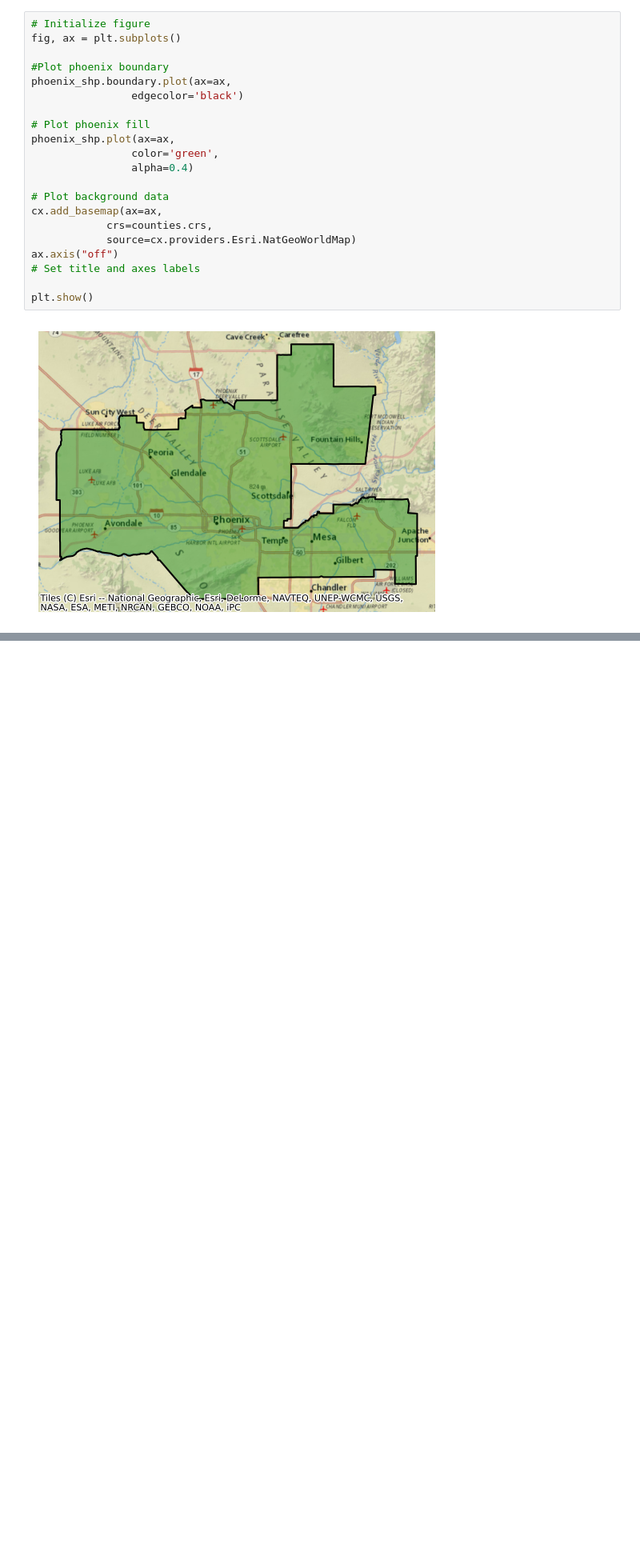
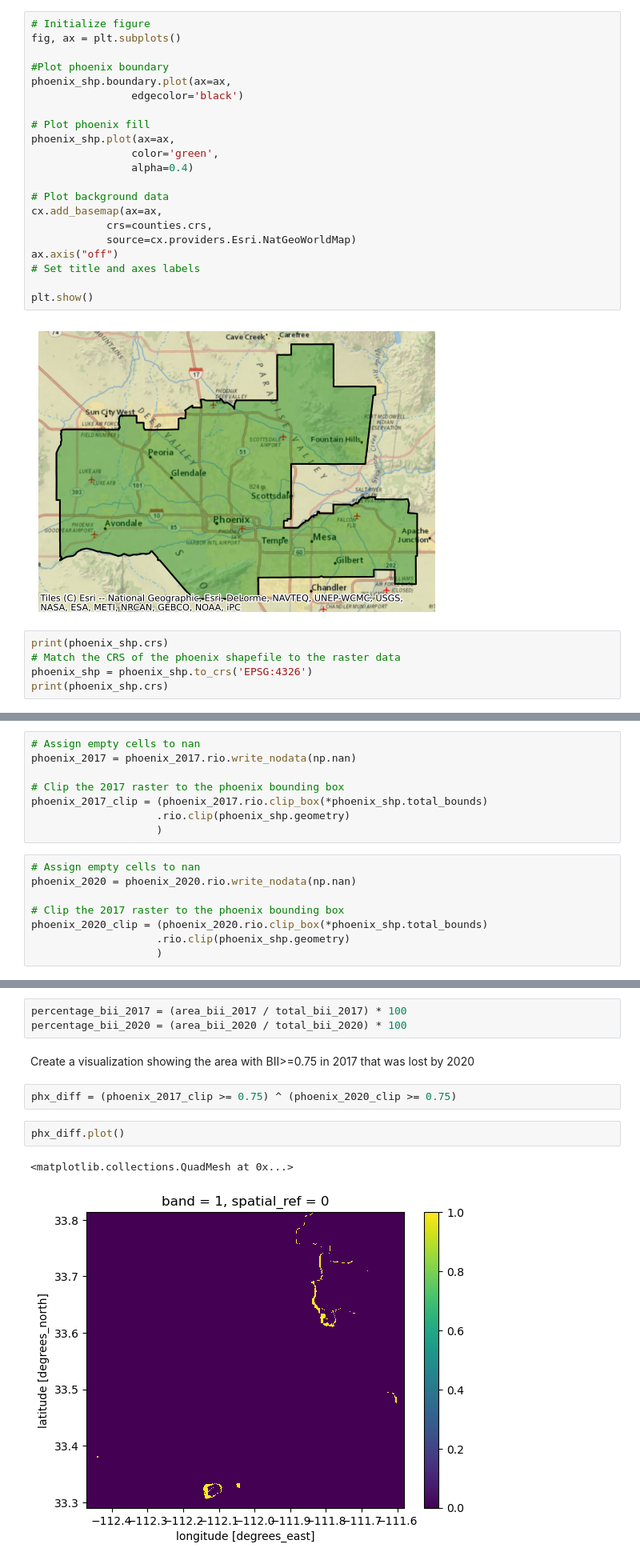
Before and after one commit to emmabeamitchell/Biodiversity_intactness, a Jupyter notebook: biodiversity_intactness.ipynb, the cells around one changed output, grey strips where cells are left out. Shown at 80% size. Drawn from its saved outputs; the diff is of its cells as text; blank space fills up the shorter version.

Commit message:
create ending plot

```diff
--- a/biodiversity_intactness.ipynb
+++ b/biodiversity_intactness.ipynb
@@ -332,3 +336,8 @@ ax.axis("off")
 plt.show()
 # %% [output]
 [figure]
+# %%
+print(phoenix_shp.crs)
+# Match the CRS of the phoenix shapefile to the raster data
+phoenix_shp = phoenix_shp.to_crs('EPSG:4326')
+print(phoenix_shp.crs)
@@ -334,0 +347,16 @@ plt.show()
+# %%
+# Assign empty cells to nan
+phoenix_2017 = phoenix_2017.rio.write_nodata(np.nan)
+
+# Clip the 2017 raster to the phoenix bounding box
+phoenix_2017_clip = (phoenix_2017.rio.clip_box(*phoenix_shp.total_bounds)
+                    .rio.clip(phoenix_shp.geometry)
+                    )
+# %%
+# Assign empty cells to nan
+phoenix_2020 = phoenix_2020.rio.write_nodata(np.nan)
+
+# Clip the 2017 raster to the phoenix bounding box
+phoenix_2020_clip = (phoenix_2020.rio.clip_box(*phoenix_shp.total_bounds)
+                    .rio.clip(phoenix_shp.geometry)
+                    )
@@ -334,0 +370,12 @@ plt.show()
+# %%
+percentage_bii_2017 = (area_bii_2017 / total_bii_2017) * 100
+percentage_bii_2020 = (area_bii_2020 / total_bii_2020) * 100
+# %% [markdown]
+Create a visualization showing the area with BII>=0.75 in 2017 that was lost by 2020
+# %%
+phx_diff = (phoenix_2017_clip >= 0.75) ^ (phoenix_2020_clip >= 0.75)
+# %%
+phx_diff.plot()
+# %% [output]
+<matplotlib.collections.QuadMesh at 0x...>
+[figure, added]
```
Also changed, not shown: parts of 11 cells of this notebook.
